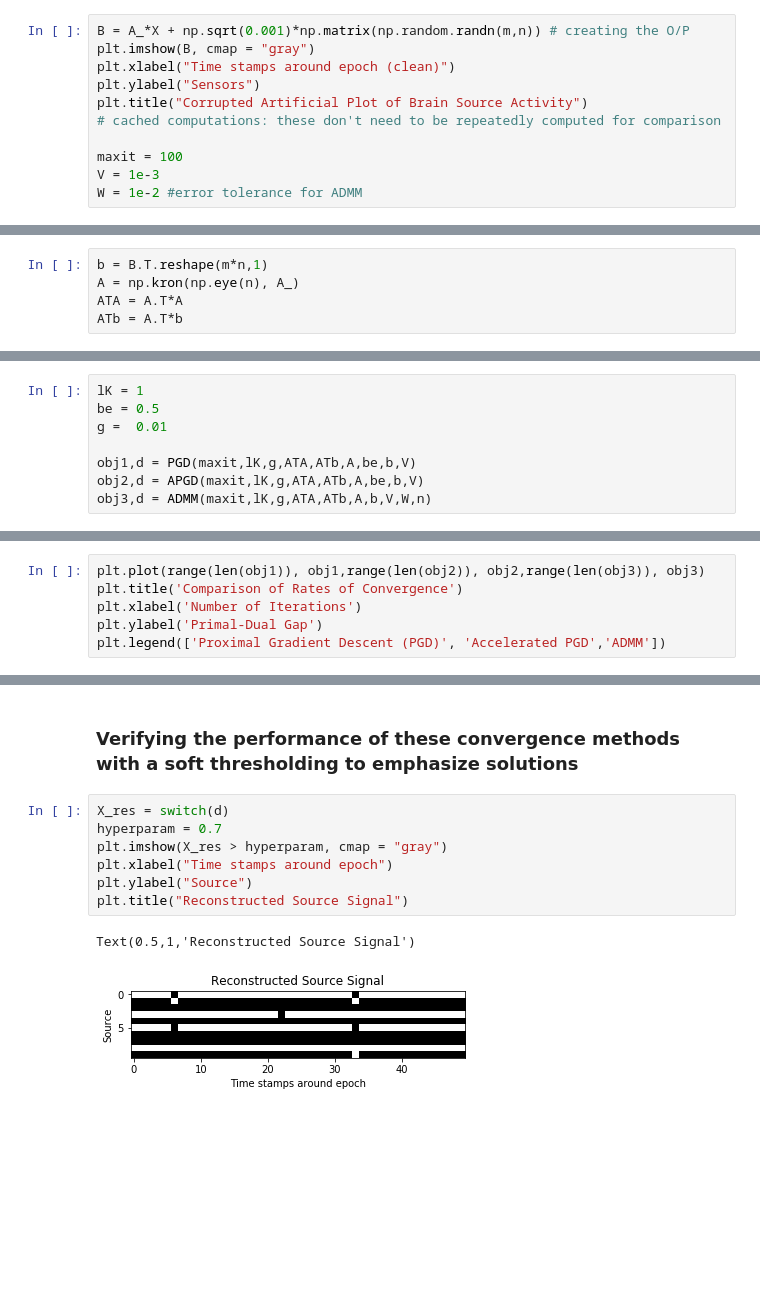
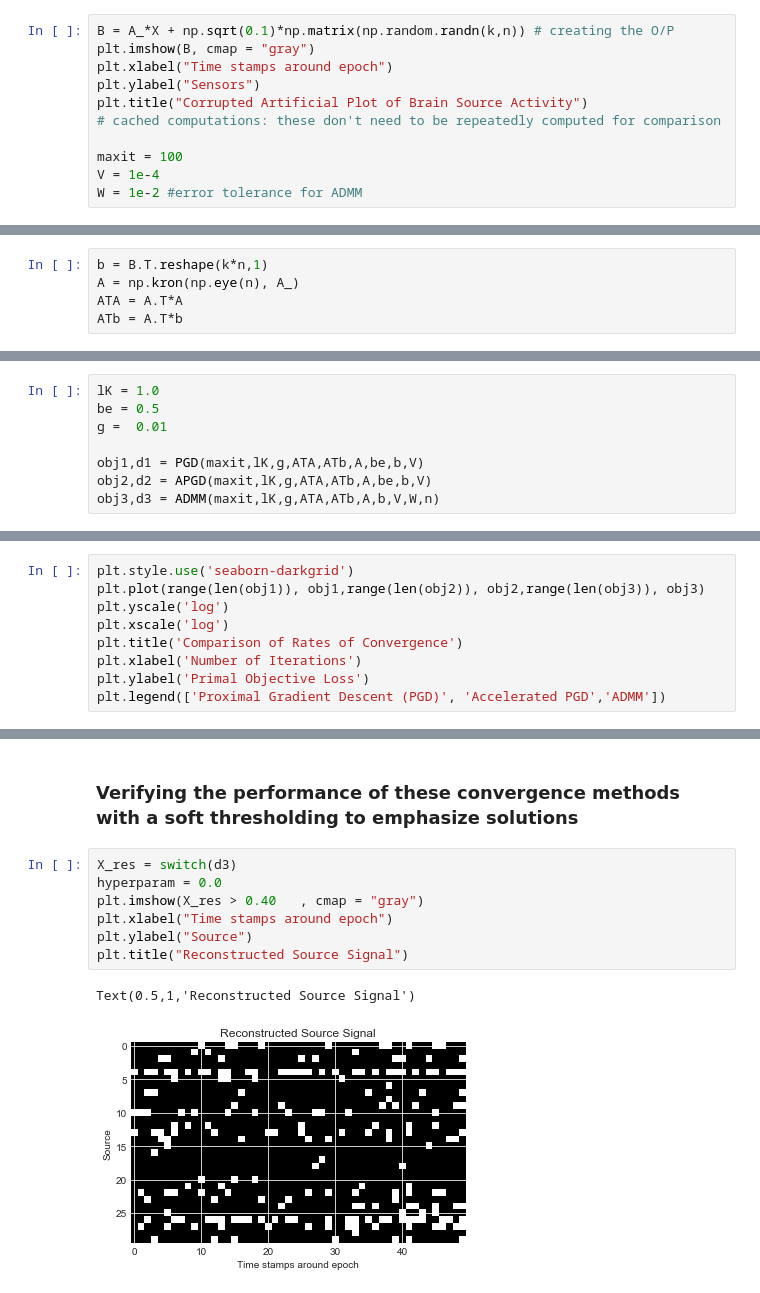
Before and after one commit to pholur/Structural-Sparsity-with-Convex-Optimization-Convergence-Methods, a Jupyter notebook: Pavan_Holur_ECE236C_1b.ipynb, the cells around one changed output, grey strips where cells are left out. Drawn from its saved outputs; the diff is of its cells as text; blank space fills up the shorter version.

```diff
--- a/Pavan_Holur_ECE236C_1b.ipynb
+++ b/Pavan_Holur_ECE236C_1b.ipynb
@@ -28,14 +29,14 @@ Text(0.5,1,'Clean Artificial Plot of Brain Source Activity')
 # %% [markdown]
 The code below generates the noisy signal to model the sensor output in non-invasive processes. The goal would be to recreate the above image using the understanding of sparsity and its structure in this context.
 # %%
-B = A_*X + np.sqrt(0.001)*np.matrix(np.random.randn(m,n)) # creating the O/P
+B = A_*X + np.sqrt(0.1)*np.matrix(np.random.randn(k,n)) # creating the O/P
 plt.imshow(B, cmap = "gray")
-plt.xlabel("Time stamps around epoch (clean)")
+plt.xlabel("Time stamps around epoch")
 plt.ylabel("Sensors")
 plt.title("Corrupted Artificial Plot of Brain Source Activity")
 # cached computations: these don't need to be repeatedly computed for comparison
 
 maxit = 100
-V = 1e-3
+V = 1e-4
 W = 1e-2 #error tolerance for ADMM
 # %% [output]
@@ -43,7 +44,7 @@ W = 1e-2 #error tolerance for ADMM
 # %% [markdown]
 Now we create some special functions to vectorize the matrices to vectors that are easier to work with.
 # %%
-b = B.T.reshape(m*n,1)
+b = B.T.reshape(k*n,1)
 A = np.kron(np.eye(n), A_)
 ATA = A.T*A
 ATb = A.T*b
@@ -152,21 +153,24 @@ def ADMM(maxit,lK,g,ATA,ATb,A,b,V,W,n):
 # %% [markdown]
 ### Running the Defined Solvers
 # %%
-lK = 1
+lK = 1.0
 be = 0.5
 g =  0.01
 
-obj1,d = PGD(maxit,lK,g,ATA,ATb,A,be,b,V)
-obj2,d = APGD(maxit,lK,g,ATA,ATb,A,be,b,V)
-obj3,d = ADMM(maxit,lK,g,ATA,ATb,A,b,V,W,n)
+obj1,d1 = PGD(maxit,lK,g,ATA,ATb,A,be,b,V)
+obj2,d2 = APGD(maxit,lK,g,ATA,ATb,A,be,b,V)
+obj3,d3 = ADMM(maxit,lK,g,ATA,ATb,A,b,V,W,n)
 # %% [markdown]
 ### Plotting the Convergence Graphs per method
 Note: In this example, just for fun, we create a very agressive acceleration to observe the oscillation before convergence of the algorithm.
 # %%
+plt.style.use('seaborn-darkgrid')
 plt.plot(range(len(obj1)), obj1,range(len(obj2)), obj2,range(len(obj3)), obj3)
+plt.yscale('log')
+plt.xscale('log')
 plt.title('Comparison of Rates of Convergence')
 plt.xlabel('Number of Iterations')
-plt.ylabel('Primal-Dual Gap')
+plt.ylabel('Primal Objective Loss')
 plt.legend(['Proximal Gradient Descent (PGD)', 'Accelerated PGD','ADMM'])
 # %% [output]
 <matplotlib.legend.Legend at 0x...>
@@ -192,12 +198,12 @@ plt.legend(['ADMM'])
 # %% [markdown]
 ### Verifying the performance of these convergence methods with a soft thresholding to emphasize solutions
 # %%
-X_res = switch(d)
-hyperparam = 0.7
-plt.imshow(X_res > hyperparam, cmap = "gray")
+X_res = switch(d3)
+hyperparam = 0.0
+plt.imshow(X_res > 0.40   , cmap = "gray")
 plt.xlabel("Time stamps around epoch")
 plt.ylabel("Source")
 plt.title("Reconstructed Source Signal")
 # %% [output]
 Text(0.5,1,'Reconstructed Source Signal')
-[figure, old version]
+[figure, new version]
```
Also changed, not shown: parts of 5 cells of this notebook, 3 other files.
